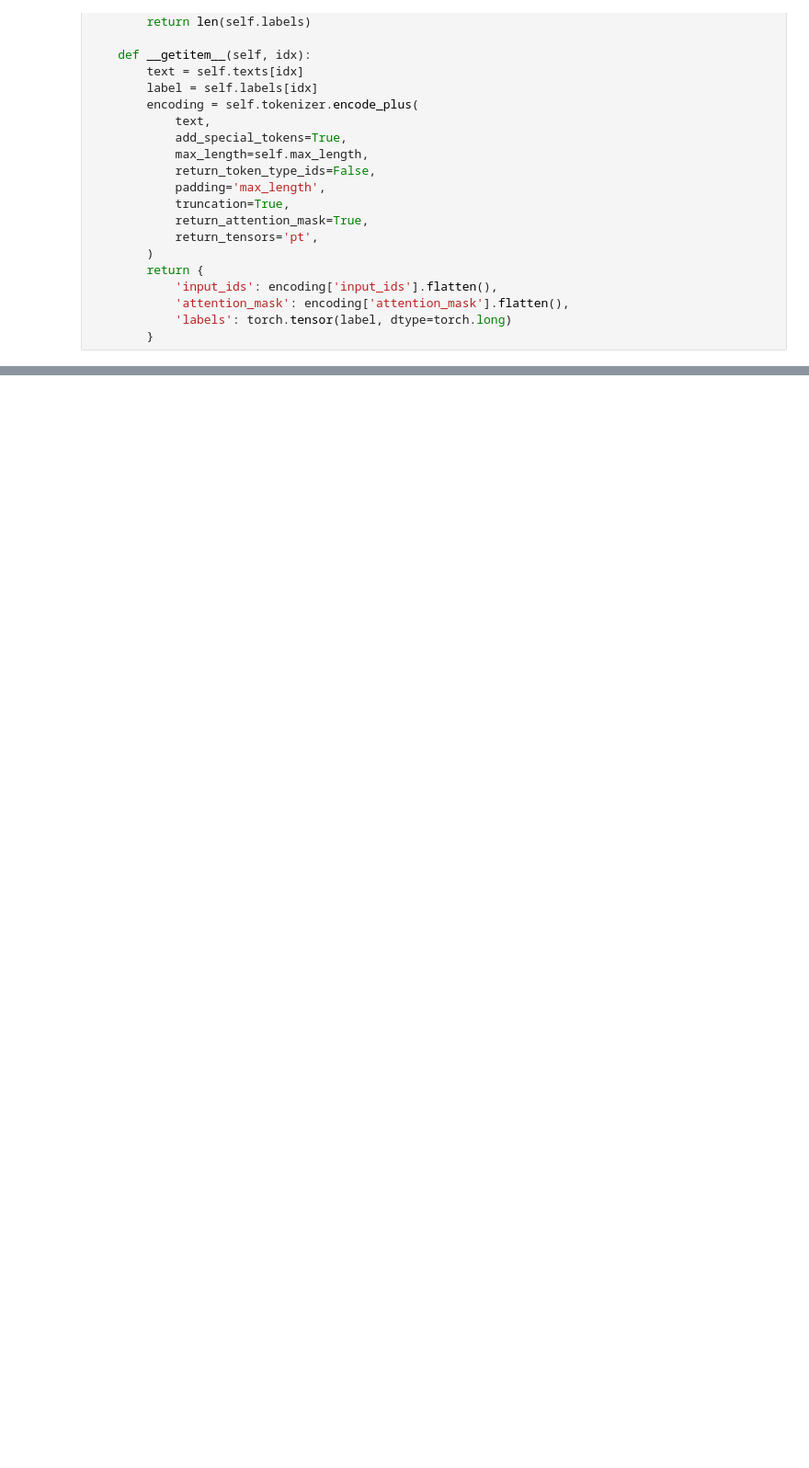
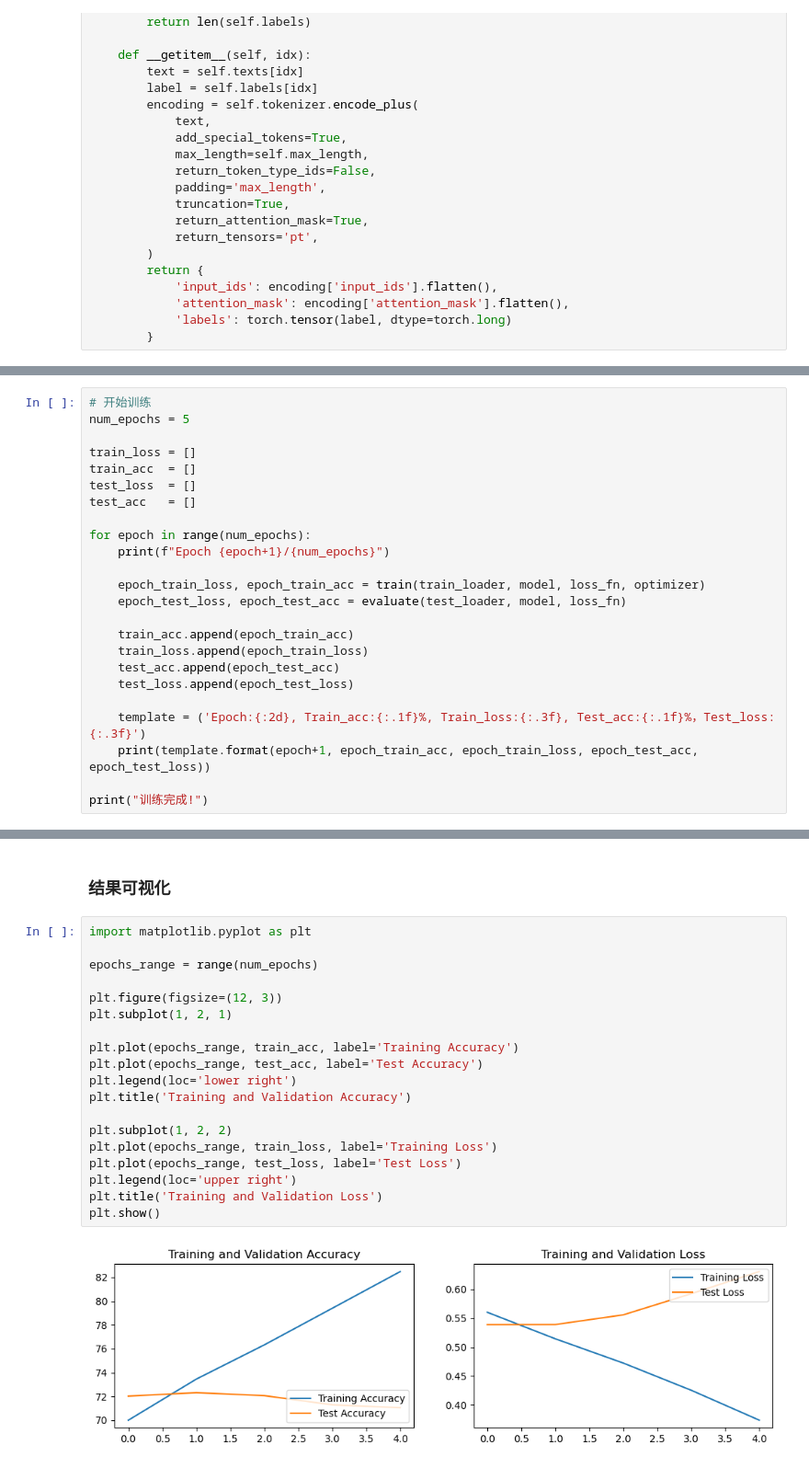
Before and after one commit to starryrlx/PyTorch-DeepLearning-Practice-Projects, a Jupyter notebook: 3_text_classification/train_Bert.ipynb, the cells around one changed output, grey strips where cells are left out. Shown: that part at 92% size. Drawn from its saved outputs; the diff is of its cells as text; blank space fills up the shorter version.

```diff
--- a/3_text_classification/train_Bert.ipynb
+++ b/3_text_classification/train_Bert.ipynb
@@ -83,0 +234,24 @@ print(f"测试集标签分布: {test_labels_counter}")
+# %%
+# 开始训练
+num_epochs = 5
+
+train_loss = []
+train_acc  = []
+test_loss  = []
+test_acc   = []
+
+for epoch in range(num_epochs):
+    print(f"Epoch {epoch+1}/{num_epochs}")
+
+    epoch_train_loss, epoch_train_acc = train(train_loader, model, loss_fn, optimizer)
+    epoch_test_loss, epoch_test_acc = evaluate(test_loader, model, loss_fn)
+
+    train_acc.append(epoch_train_acc)
+    train_loss.append(epoch_train_loss)
+    test_acc.append(epoch_test_acc)
+    test_loss.append(epoch_test_loss)
+
+    template = ('Epoch:{:2d}, Train_acc:{:.1f}%, Train_loss:{:.3f}, Test_acc:{:.1f}%，Test_loss:{:.3f}')
+    print(template.format(epoch+1, epoch_train_acc, epoch_train_loss, epoch_test_acc, epoch_test_loss))
+
+print("训练完成!")
@@ -83,0 +270,23 @@ print(f"测试集标签分布: {test_labels_counter}")
+# %% [markdown]
+### 结果可视化
+# %%
+import matplotlib.pyplot as plt
+
+epochs_range = range(num_epochs)
+
+plt.figure(figsize=(12, 3))
+plt.subplot(1, 2, 1)
+
+plt.plot(epochs_range, train_acc, label='Training Accuracy')
+plt.plot(epochs_range, test_acc, label='Test Accuracy')
+plt.legend(loc='lower right')
+plt.title('Training and Validation Accuracy')
+
+plt.subplot(1, 2, 2)
+plt.plot(epochs_range, train_loss, label='Training Loss')
+plt.plot(epochs_range, test_loss, label='Test Loss')
+plt.legend(loc='upper right')
+plt.title('Training and Validation Loss')
+plt.show()
+# %% [output]
+[figure, added]
```
Also changed, not shown: parts of 13 cells of this notebook, 7 other files.
